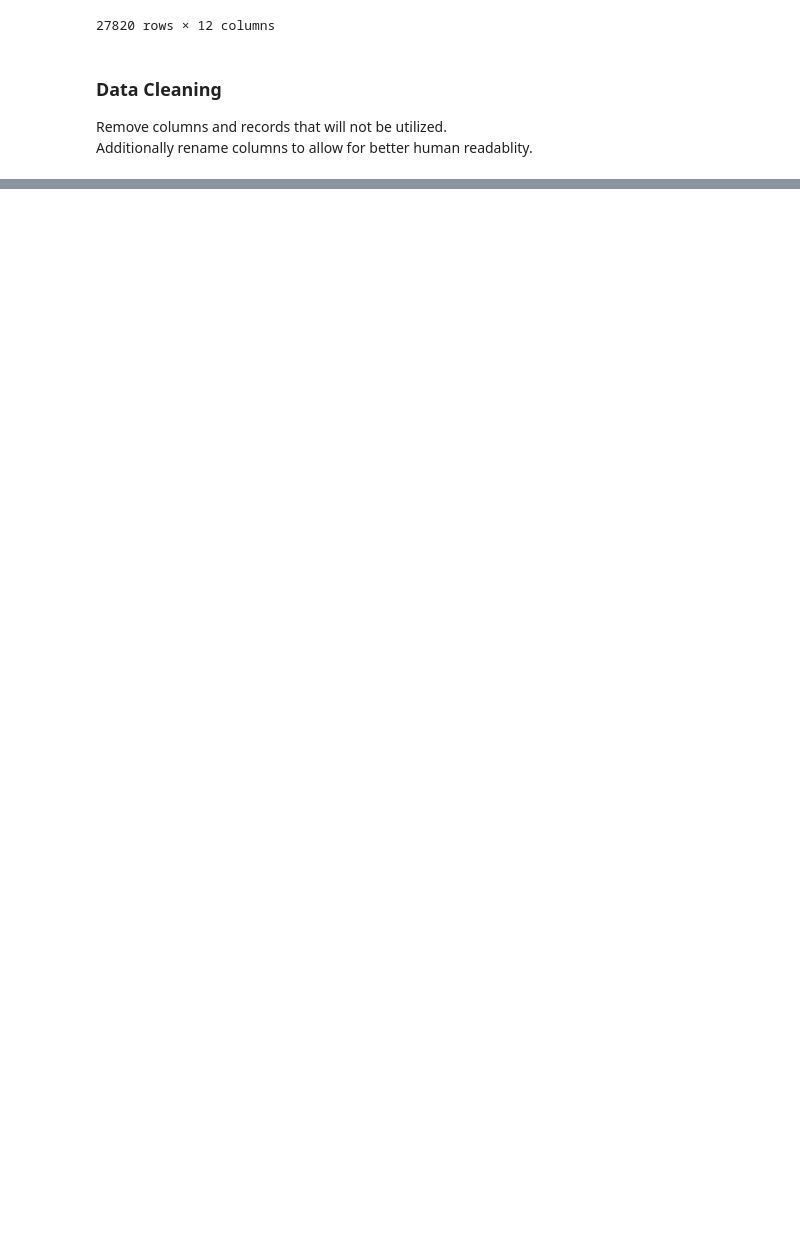
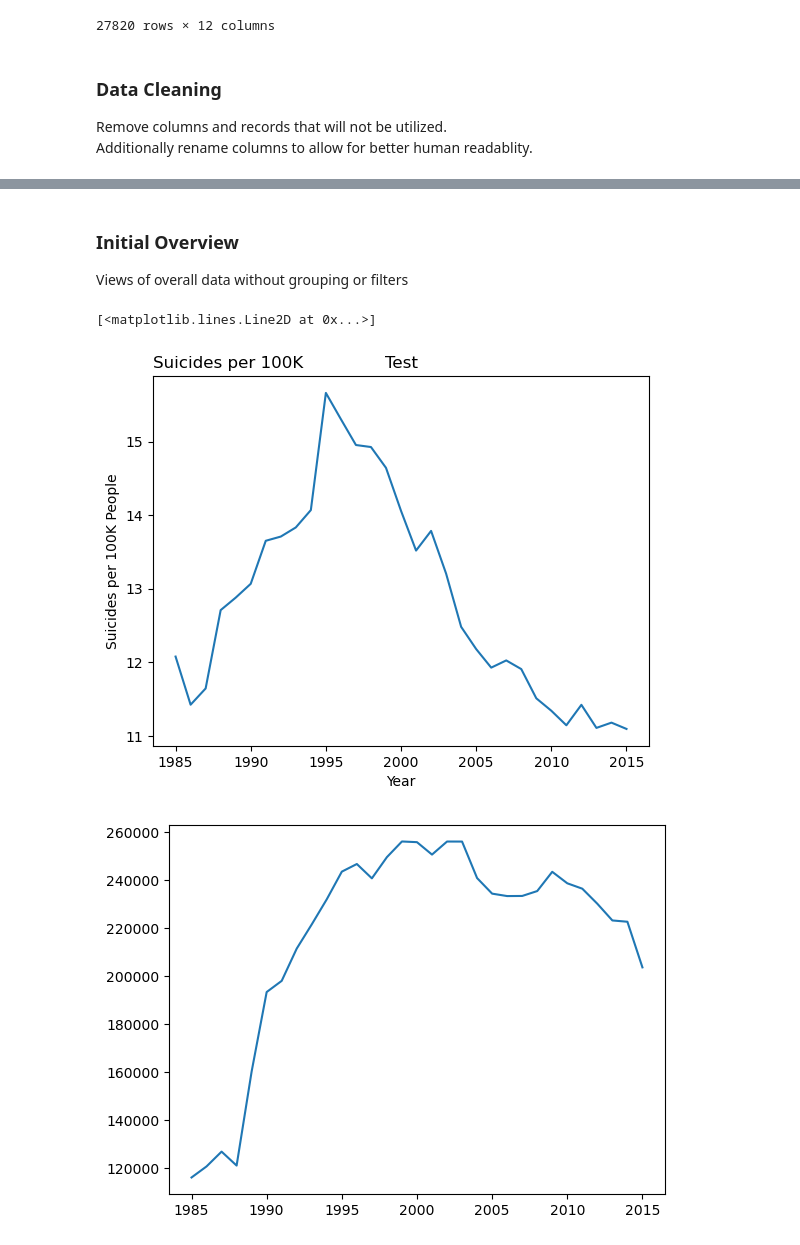
Before and after one commit to JaimeVRodriguez/suicide_rates_eda, a Jupyter notebook: notebooks/suicide_rate_eda.ipynb, the cells around one changed output, grey strips where cells are left out. Cells and saved outputs as stored; diff of their text form; code cells hidden in the pictures; blank space fills up the shorter version.

Commit message:
create initial charts

```diff
--- a/notebooks/suicide_rate_eda.ipynb
+++ b/notebooks/suicide_rate_eda.ipynb
@@ -73,0 +74,24 @@ data
+# %% [markdown]
+### Initial Overview
+Views of overall data without grouping or filters
+# %%
+per_100_annual_rate = data['Suicides_per_100K'].groupby(data.Year).mean()
+annual_count = data['Suicides'].groupby(data.Year).sum()
+
+fig, ax = plt.subplots()
+
+ax.set_title('Suicides per 100K', loc='left')
+ax.set_title('Test')
+
+ax.plot(per_100_annual_rate.index, per_100_annual_rate.values)
+ax.set_xlabel('Year')
+ax.set_ylabel('Suicides per 100K People')
+
+
+fig, ax = plt.subplots()
+
+ax.plot(annual_count.index, annual_count.values)
+# %% [output]
+[<matplotlib.lines.Line2D at 0x...>]
+[figure, added]
+[figure, added]
```
Also changed, not shown: parts of 1 cell of this notebook, 2 other files.
